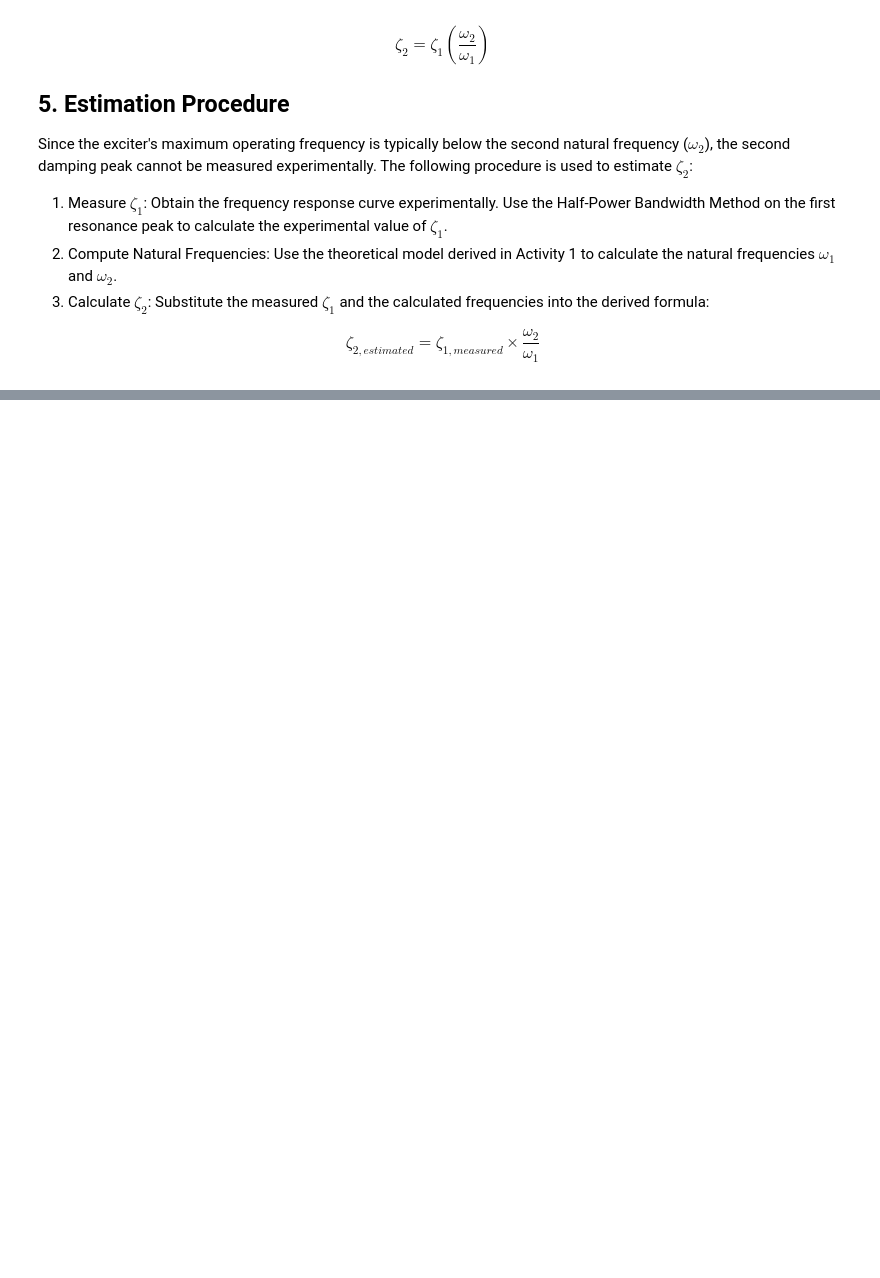
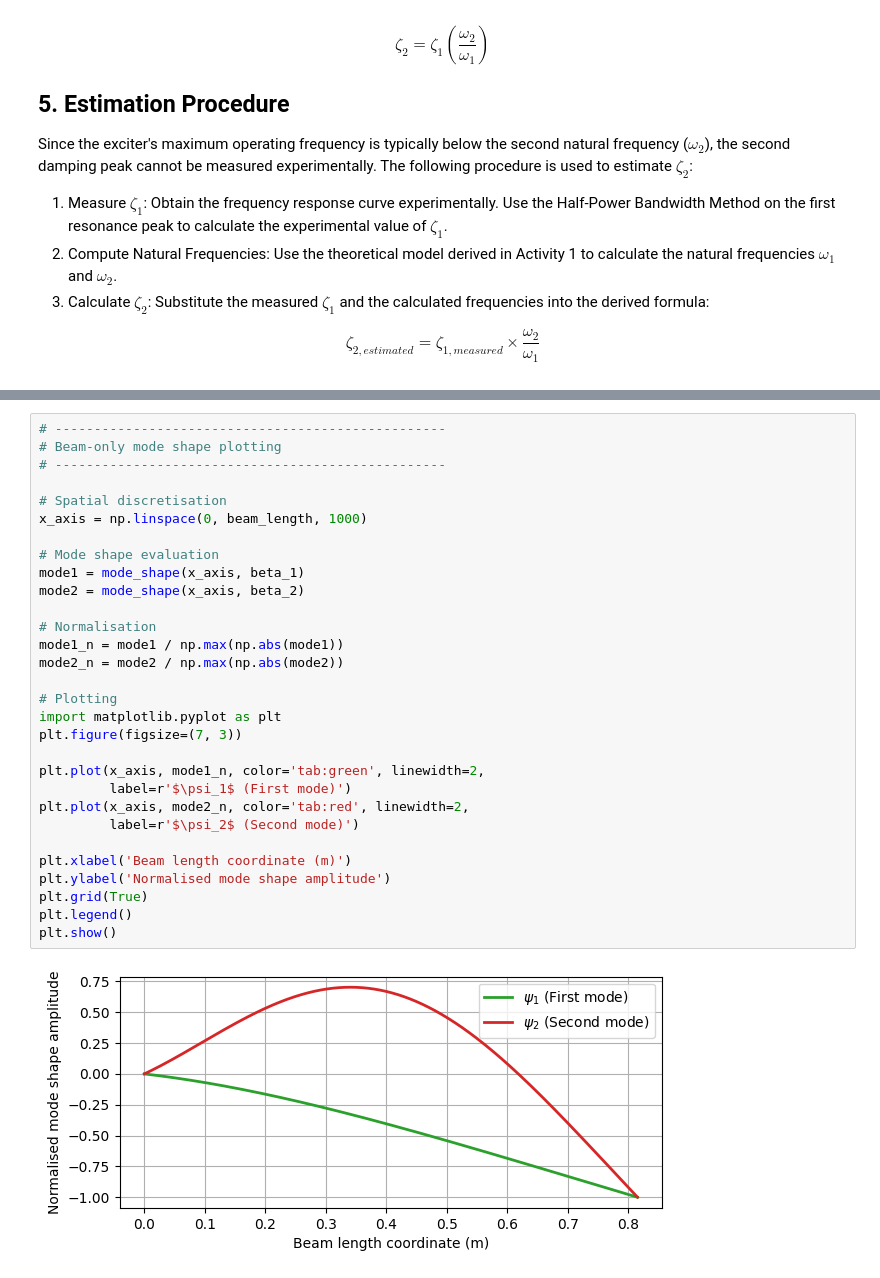
Before and after one commit to chamudithamk/ME422-B2-Lab-Group, a Jupyter notebook: Vibration/E_20_268_Nimesha_K_P_S_Vibration.ipynb, the cells around one changed output, grey strips where cells are left out. Drawn from its saved outputs; the diff is of its cells as text; blank space fills up the shorter version.

```diff
--- a/Vibration/E_20_268_Nimesha_K_P_S_Vibration.ipynb
+++ b/Vibration/E_20_268_Nimesha_K_P_S_Vibration.ipynb
@@ -348,0 +576,32 @@ $$
+# %%
+# --------------------------------------------------
+# Beam-only mode shape plotting
+# --------------------------------------------------
+
+# Spatial discretisation
+x_axis = np.linspace(0, beam_length, 1000)
+
+# Mode shape evaluation
+mode1 = mode_shape(x_axis, beta_1)
+mode2 = mode_shape(x_axis, beta_2)
+
+# Normalisation
+mode1_n = mode1 / np.max(np.abs(mode1))
+mode2_n = mode2 / np.max(np.abs(mode2))
+
+# Plotting
+import matplotlib.pyplot as plt
+plt.figure(figsize=(7, 3))
+
+plt.plot(x_axis, mode1_n, color='tab:green', linewidth=2,
+         label=r'$\psi_1$ (First mode)')
+plt.plot(x_axis, mode2_n, color='tab:red', linewidth=2,
+         label=r'$\psi_2$ (Second mode)')
+
+plt.xlabel('Beam length coordinate (m)')
+plt.ylabel('Normalised mode shape amplitude')
+plt.grid(True)
+plt.legend()
+plt.show()
+# %% [output]
+[figure, added]
```
Also changed, not shown: parts of 12 cells of this notebook.
